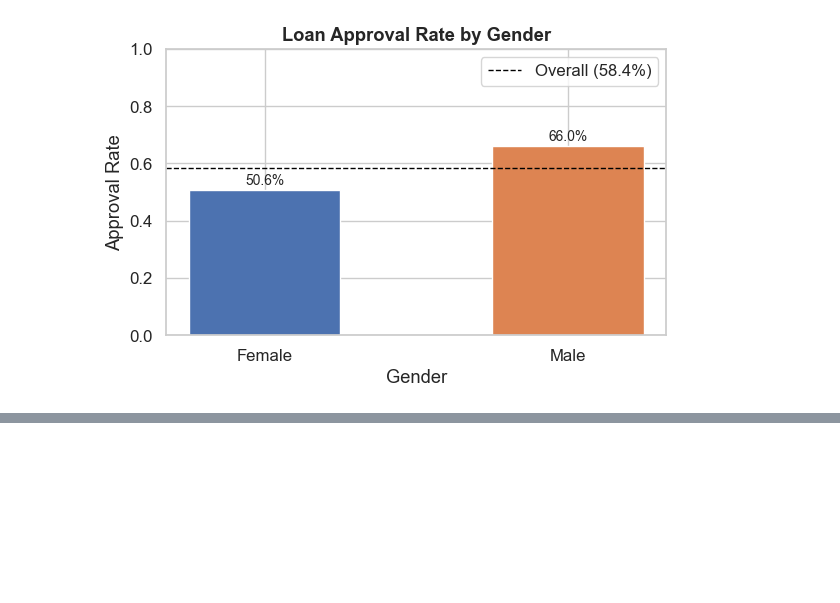
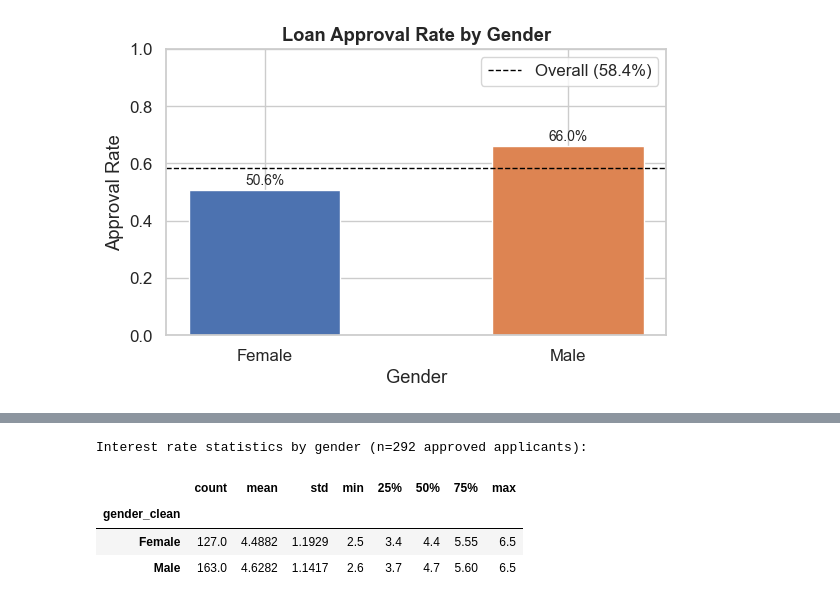
Before and after one commit to mchlkan/dego-2606-group3, a Jupyter notebook: notebooks/02-bias-analysis.ipynb, the cells around one changed output, grey strips where cells are left out. Drawn from its saved outputs; the diff is of its cells as text; code cells hidden in the pictures; blank space fills up the shorter version.

```diff
--- a/notebooks/02-bias-analysis.ipynb
+++ b/notebooks/02-bias-analysis.ipynb
@@ -128,0 +285,18 @@ plt.show()
+# %%
+# filter to approved applicants only
+approved = df[df["loan_approved"] == True].copy()
+
+# descriptive statistics for interest rate by gender
+ir_by_gender = (
+    approved.groupby("gender_clean", observed=True)["interest_rate"]
+    .describe()
+    .round(4)
+)
+print(f"Interest rate statistics by gender (n={len(approved)} approved applicants):")
+display(ir_by_gender)
+# %% [output]
+Interest rate statistics by gender (n=292 approved applicants):
+|  | count | mean | std | min | 25% | 50% | 75% | max |
+| gender_clean |  |  |  |  |  |  |  |  |
+| Female | 127.0 | 4.4882 | 1.1929 | 2.5 | 3.4 | 4.4 | 5.55 | 6.5 |
+| Male | 163.0 | 4.6282 | 1.1417 | 2.6 | 3.7 | 4.7 | 5.60 | 6.5 |
```
Also changed, not shown: parts of 17 cells of this notebook.
